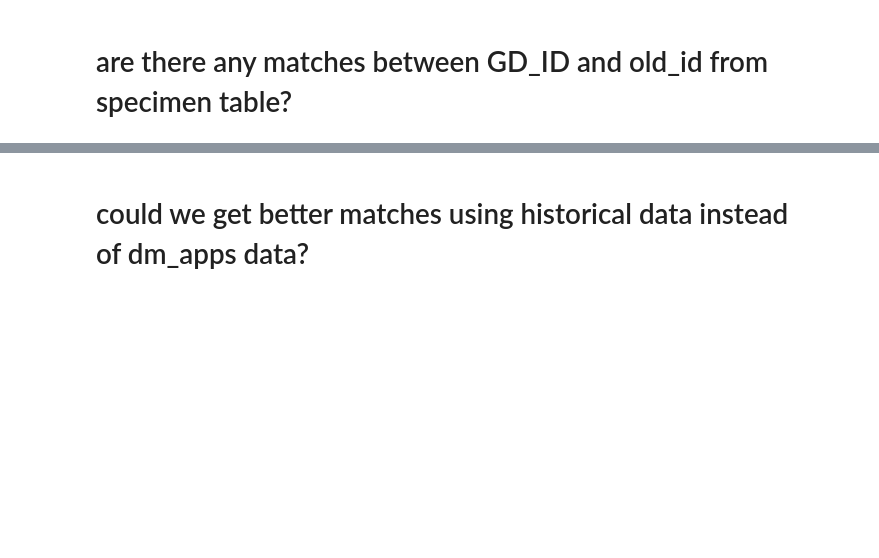
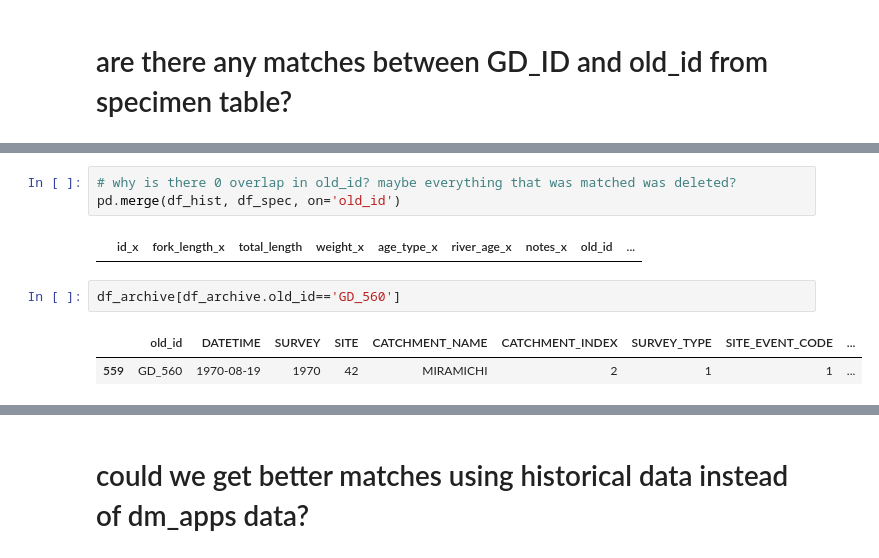
Before and after one commit to dfo-gulf-science/TrapNet-EDA, a Jupyter notebook: Trapnet Historical Data.ipynb, the cells around one changed output, grey strips where cells are left out. Cells and saved outputs as stored; diff of their text form; blank space fills up the shorter version.

```diff
--- a/Trapnet Historical Data.ipynb
+++ b/Trapnet Historical Data.ipynb
@@ -159,0 +254,10 @@ pd.merge(df_archive, df_spec, on='old_id')
+# %%
+# why is there 0 overlap in old_id? maybe everything that was matched was deleted?
+pd.merge(df_hist, df_spec, on='old_id')
+# %% [output]
+|  | id_x | fork_length_x | total_length | weight_x | age_type_x | river_age_x | notes_x | old_id | ... |
+# %%
+df_archive[df_archive.old_id=='GD_560']
+# %% [output]
+|  | old_id | DATETIME | SURVEY | SITE | CATCHMENT_NAME | CATCHMENT_INDEX | SURVEY_TYPE | SITE_EVENT_CODE | ... |
+| 559 | GD_560 | 1970-08-19 | 1970 | 42 | MIRAMICHI | 2 | 1 | 1 | ... |
```
Also changed, not shown: parts of 41 cells of this notebook.
